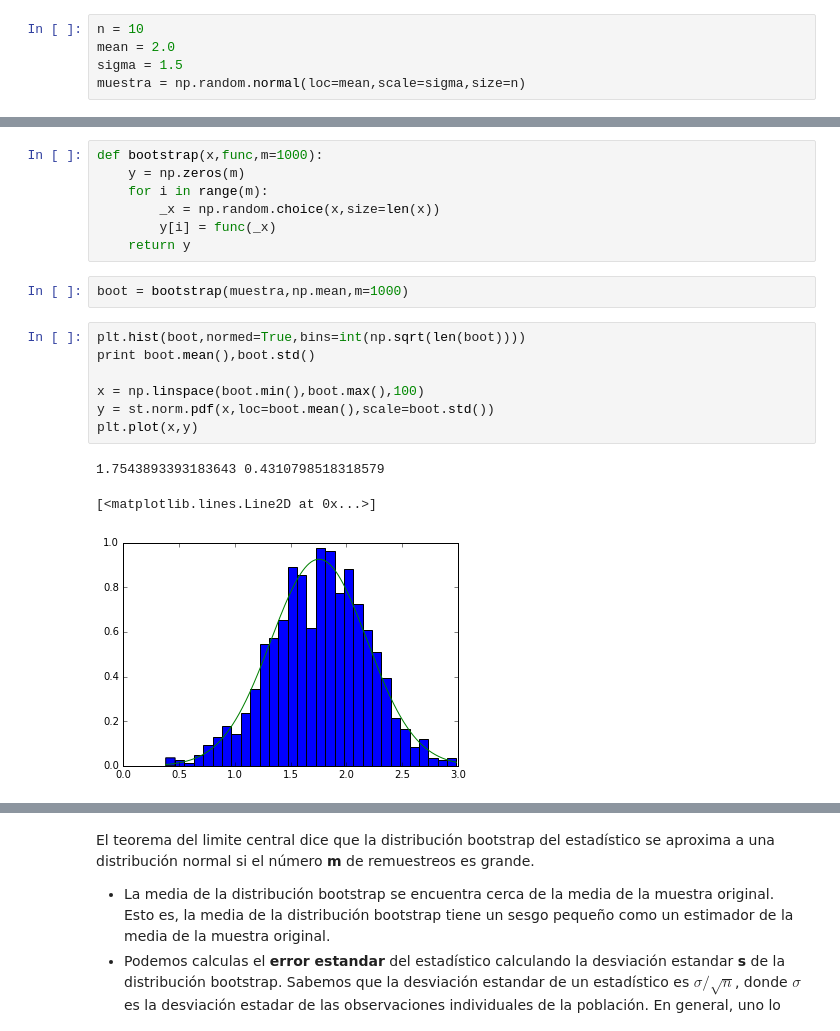
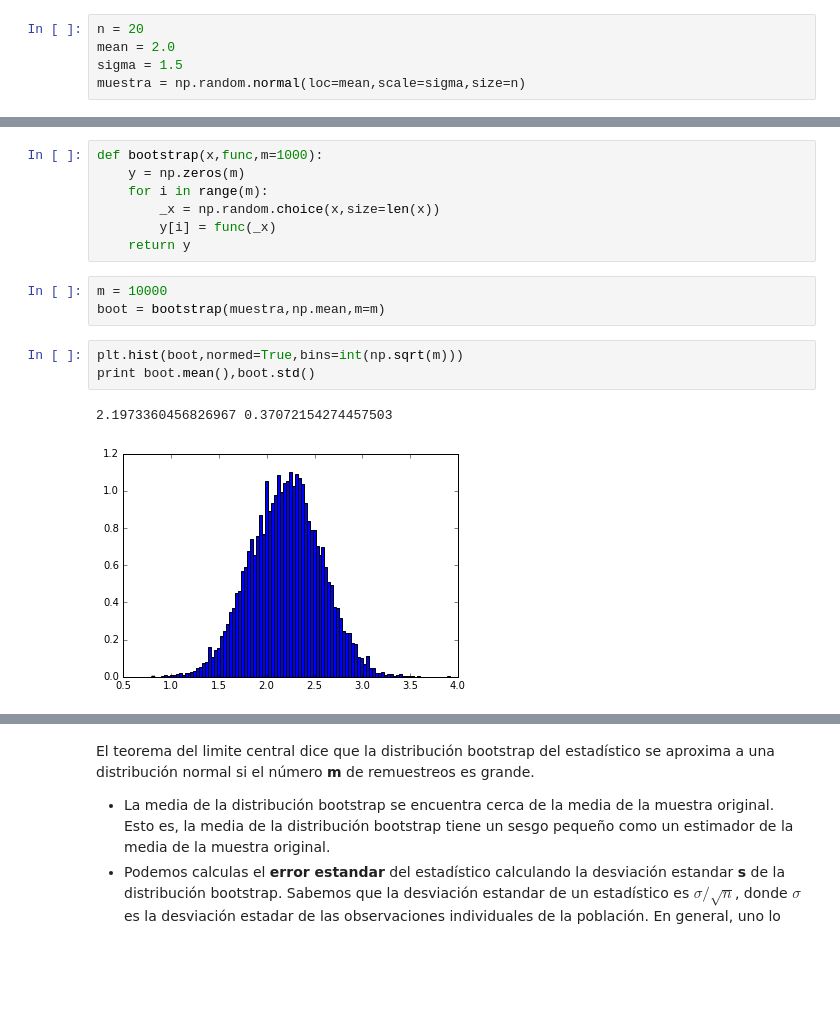
Before and after one commit to masgro/Astrostatistics, a Jupyter notebook: practicos/Bootstrap.ipynb, the cells around one changed output, grey strips where cells are left out. Drawn from its saved outputs; the diff is of its cells as text; blank space fills up the shorter version.

```diff
--- a/practicos/Bootstrap.ipynb
+++ b/practicos/Bootstrap.ipynb
@@ -8,7 +8,7 @@ import scipy.stats as st
 
 En general uno tiene una sola muestra de la población que quiere estudiar. Consideremos el siguiente ejemplo, donde definimos la **muestra** como un conjunto de 20 números extraídos de una distribución gaussiana.
 # %%
-n = 10
+n = 20
 mean = 2.0
 sigma = 1.5
 muestra = np.random.normal(loc=mean,scale=sigma,size=n)
@@ -32,15 +32,11 @@ def bootstrap(x,func,m=1000):
         y[i] = func(_x)
     return y
 # %%
-boot = bootstrap(muestra,np.mean,m=1000)
+m = 10000
+boot = bootstrap(muestra,np.mean,m=m)
 # %%
-plt.hist(boot,normed=True,bins=int(np.sqrt(len(boot))))
+plt.hist(boot,normed=True,bins=int(np.sqrt(m)))
 print boot.mean(),boot.std()
-
-x = np.linspace(boot.min(),boot.max(),100)
-y = st.norm.pdf(x,loc=boot.mean(),scale=boot.std())
-plt.plot(x,y)
 # %% [output]
-1.7543893393183643 0.4310798518318579
+2.1973360456826967 0.37072154274457503
-[<matplotlib.lines.Line2D at 0x...>]
-[figure, old version]
+[figure, new version]
```
Also changed, not shown: parts of 6 cells of this notebook, 2 other files.
